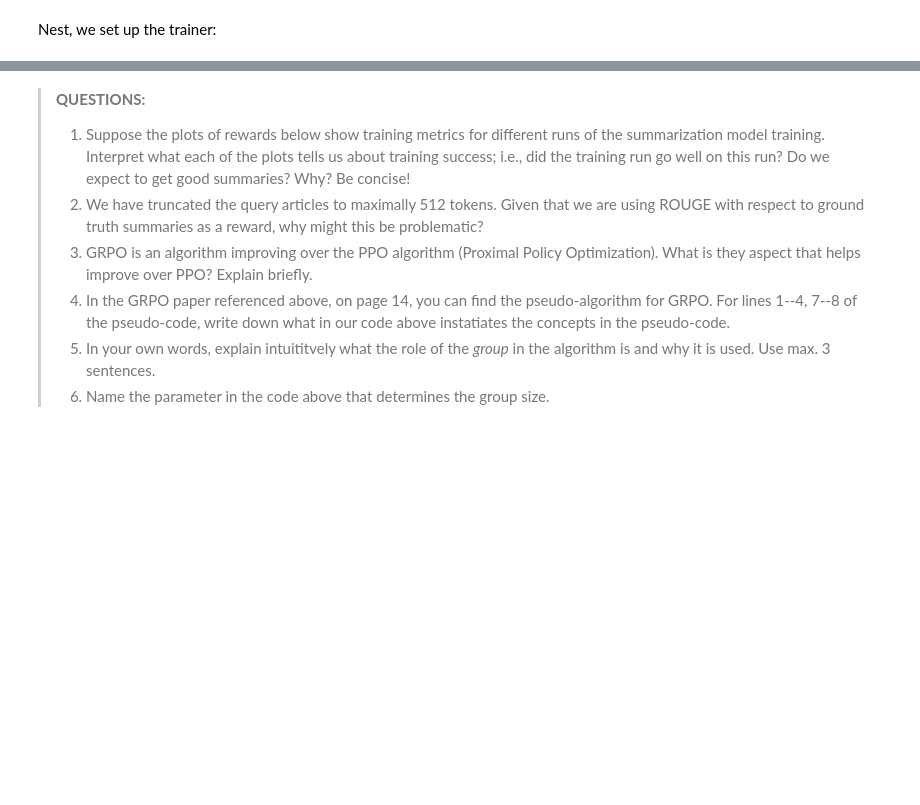
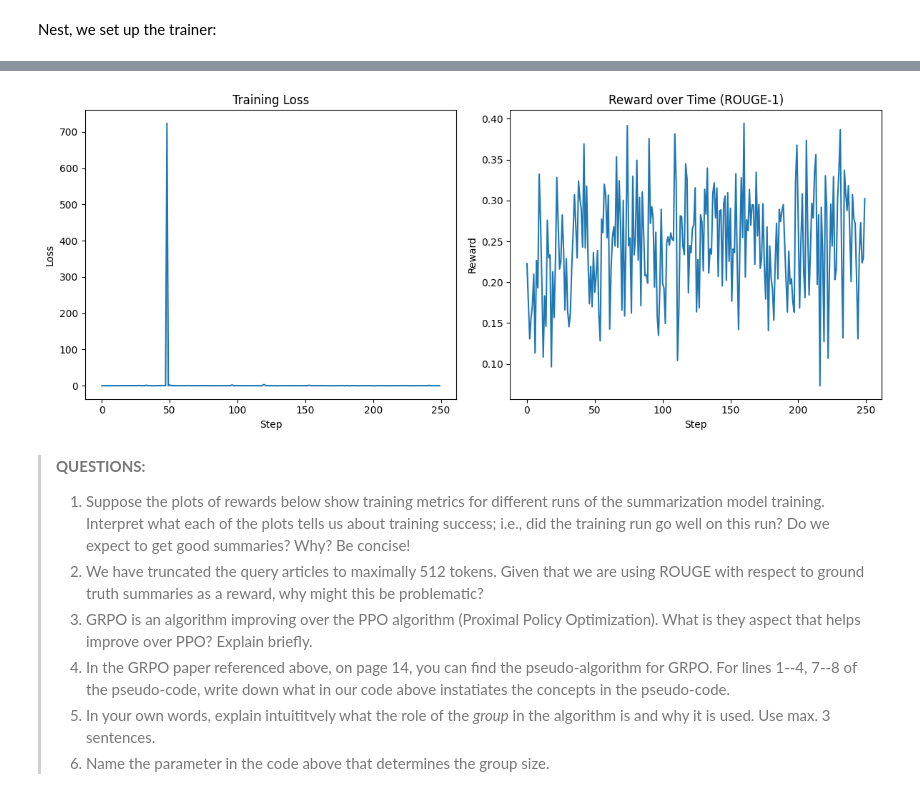
Before and after one commit to ozlemkrblt/Understanding_LLMs_Workspace, a Jupyter notebook: understanding-llms/homework/02-fine-tuning.ipynb, the cells around one changed output, grey strips where cells are left out. Saved outputs shown, nothing was run; the diff lists cells and outputs as text; code cells hidden in the pictures; blank space fills up the shorter version.

```diff
--- a/understanding-llms/homework/02-fine-tuning.ipynb
+++ b/understanding-llms/homework/02-fine-tuning.ipynb
@@ -132,19 +122,16 @@ def build_dataset(
         model_name,
         dataset_name="abisee/cnn_dailymail"
     ):
-    """
-    Build dataset for training. This builds the dataset from `load_dataset`.
+    '''
+    Build a dataset for training.
 
-    Args:
-        model_name (`str`):
-            The name of the SFT model to be used, so that the matchin tokenizer can be loaded.
-        dataset_name (`str`):
-            The name of the dataset to be loaded.
+      Params:
+          model_name (str):The name of the SFT model to be used, so that the matchin tokenizer can be loaded.
+          dataset_name (str):The name of the dataset to be loaded.
 
-    Returns:
-        dataloader (`torch.utils.data.DataLoader`):
-            The dataloader for the dataset.
-    """
+      Returns:
+          dataloader (torch.utils.data.DataLoader):Dataloader for the dataset.
+    '''
     tokenizer = AutoTokenizer.from_pretrained(model_name)
     tokenizer.pad_token = tokenizer.eos_token
     tokenizer.padding_side = 'left'
@@ -236,44 +263,32 @@ grpo_trainer.train()
 # %%
 #### YOUR CODE HERE: plot the loss and the rewards of the model training by accessing the trainer logs under grpo_trainer.state.log_history ####
 #### YOUR COMMENT HERE: do the plots indicate a trend towards successful training? ####
 import matplotlib.pyplot as plt
 
-# Extract the logs from the trainer
 logs = grpo_trainer.state.log_history
 
-# Prepare lists for loss and reward values
-steps = []
-losses = []
-rewards = []
+logs = grpo_trainer.state.log_history
+losses = [log["loss"] for log in logs if "loss" in log]
+rewards = [log["reward"] for log in logs if "reward" in log]
 
-for entry in logs:
-    if 'loss' in entry:
-        steps.append(entry.get('step', len(steps)))  # Fallback to index if 'step' not present
-        losses.append(entry['loss'])
-    if 'reward' in entry:
-        rewards.append(entry['reward'])
+plt.figure(figsize=(12, 5))
 
-# Create subplots
-fig, axs = plt.subplots(1, 2, figsize=(12, 5))
+plt.subplot(1, 2, 1)
+plt.plot(losses)
+plt.title("Training Loss")
+plt.xlabel("Step")
+plt.ylabel("Loss")
 
-# Plot Loss
-axs[0].plot(steps, losses, label='Loss')
-axs[0].set_xlabel('Step')
-axs[0].set_ylabel('Loss')
-axs[0].set_title('Training Loss Over Steps')
-axs[0].legend()
-axs[0].grid()
-
-# Plot Rewards
-axs[1].plot(range(len(rewards)), rewards, label='Reward', color='green')
-axs[1].set_xlabel('Step')
-axs[1].set_ylabel('Reward')
-axs[1].set_title('Reward Over Steps')
-axs[1].legend()
-axs[1].grid()
+plt.subplot(1, 2, 2)
+plt.plot(rewards)
+plt.title("Reward over Time (ROUGE-1)")
+plt.xlabel("Step")
+plt.ylabel("Reward")
 
 plt.tight_layout()
 plt.show()
+# %% [output]
+[figure, added]
 # %% [markdown]
 > **QUESTIONS:**
 >
```
Also changed, not shown: parts of 7 cells of this notebook.
